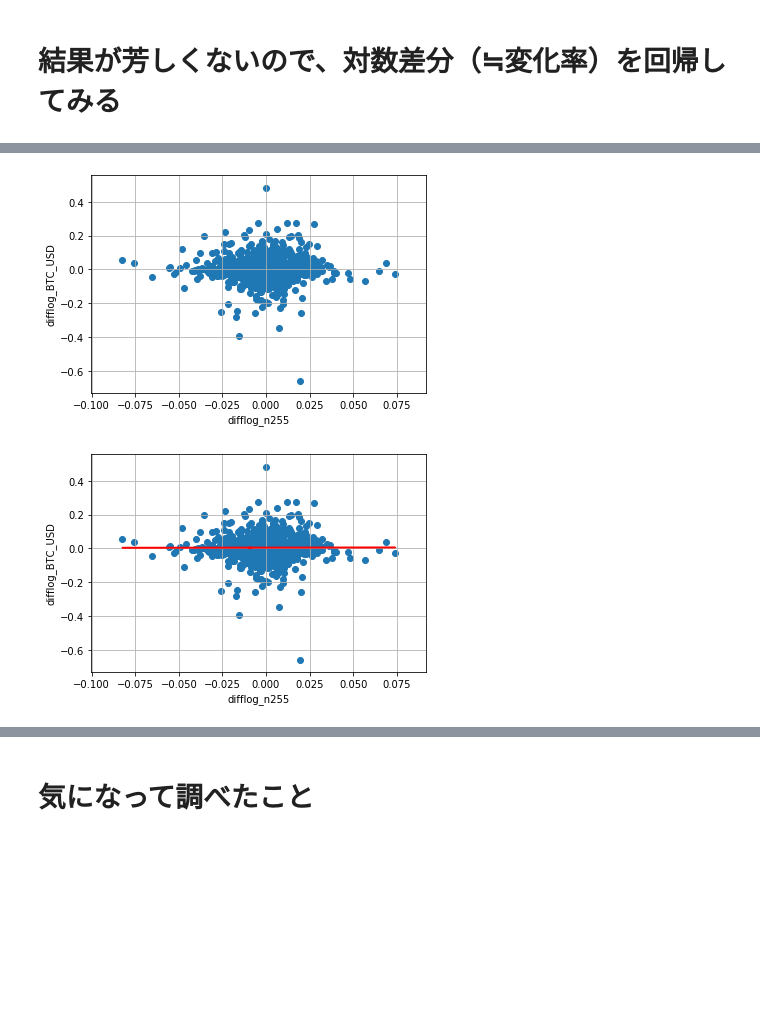
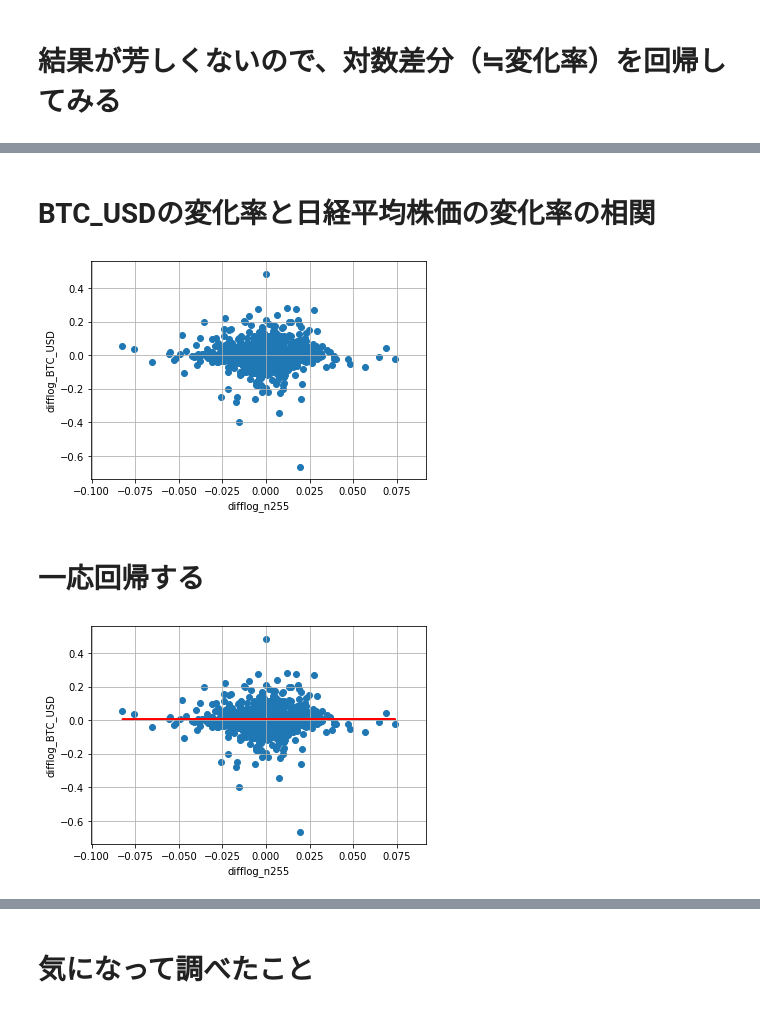
Before and after one commit to MiraiChino/ensemble, a Jupyter notebook: a.ipynb, the cells around one changed output, grey strips where cells are left out. Drawn from its saved outputs; the diff is of its cells as text; code cells hidden in the pictures; blank space fills up the shorter version.

```diff
--- a/a.ipynb
+++ b/a.ipynb
@@ -213,7 +183,7 @@ pd.DataFrame({
 # 結果が芳しくないので、対数差分（≒変化率）を回帰してみる
 # %%
 import numpy as np
-difflog_n255_btc = np.log1p(n255_btc) - np.log1p(n255_btc.shift())
+difflog_n255_btc = np.log(n255_btc) - np.log(n255_btc.shift())
 difflog_n255_btc = difflog_n255_btc.dropna()
-difflog_n255_btc
+difflog_n255_btc.head()
 # %% [output]
@@ -247,5 +207,6 @@ pd.DataFrame({
+# %% [markdown]
+# BTC_USDの変化率と日経平均株価の変化率の相関
 # %%
-# BTC_USDの変化率と日経平均株価の変化率の相関
 import matplotlib.pyplot as plt
 X = difflog_n255_btc["close_n255"].to_frame()
 Y = difflog_n255_btc["close_btc"].to_frame()
@@ -254,22 +215,23 @@ plt.xlabel("difflog_n255")
 plt.ylabel("difflog_BTC_USD")
 plt.grid()
 # %% [output]
-[figure, old version]
+[figure, new version]
+# %% [markdown]
+# 一応回帰する
 # %%
-# 一応回帰する
 from sklearn.linear_model import LinearRegression
 
-# 2012-01-04 <= train < 2018-01-4 <= test <= 2019-03-13
-split_time = datetime.strptime("2018-01-4", "%Y-%m-%d")
+# 2012-01-04 <= train < 2018-01-04 <= test <= 2019-03-13
+split_time = datetime.strptime("2018-01-04", "%Y-%m-%d")
 train_x, train_y = X[X.index < split_time] ,Y[Y.index < split_time]
 test_x,  test_y = X[split_time <= X.index] ,Y[split_time <= Y.index]
 
 model = LinearRegression()
 model.fit(train_x, train_y)
 plt.scatter(X, Y)
 plt.xlabel("difflog_n255")
 plt.ylabel("difflog_BTC_USD")
 plt.plot(X, model.predict(X), color="red")
 plt.grid()
 # %% [output]
-[figure, old version]
+[figure, new version]
```
Also changed, not shown: parts of 30 cells of this notebook, 9 other files.
